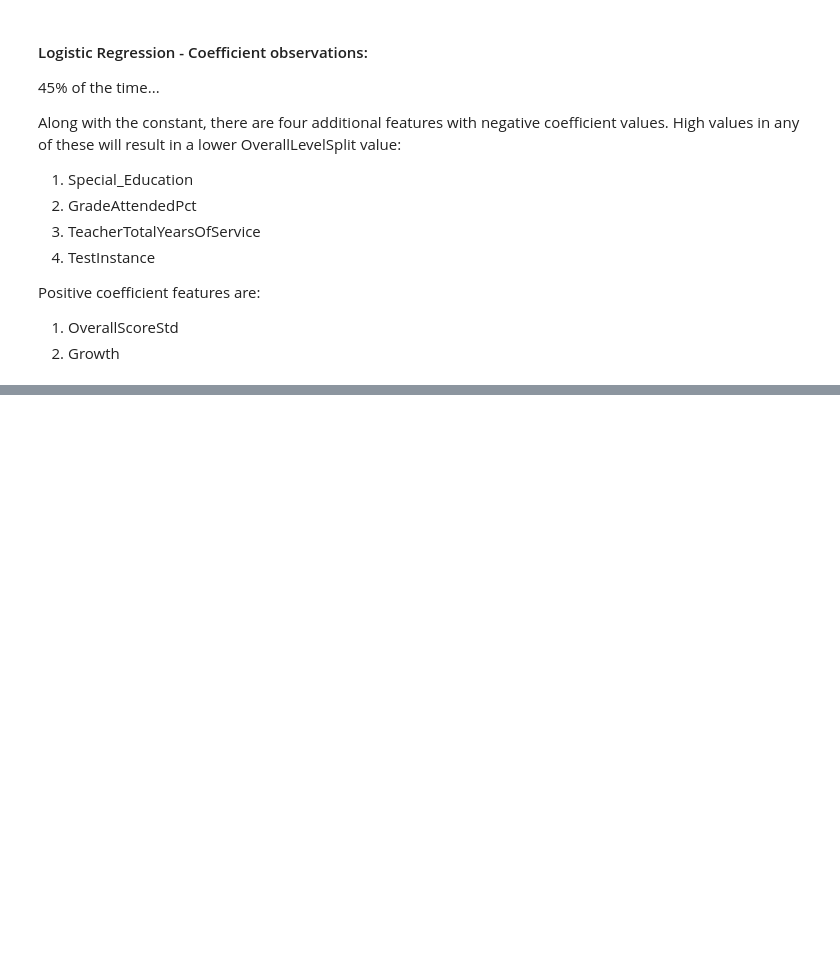
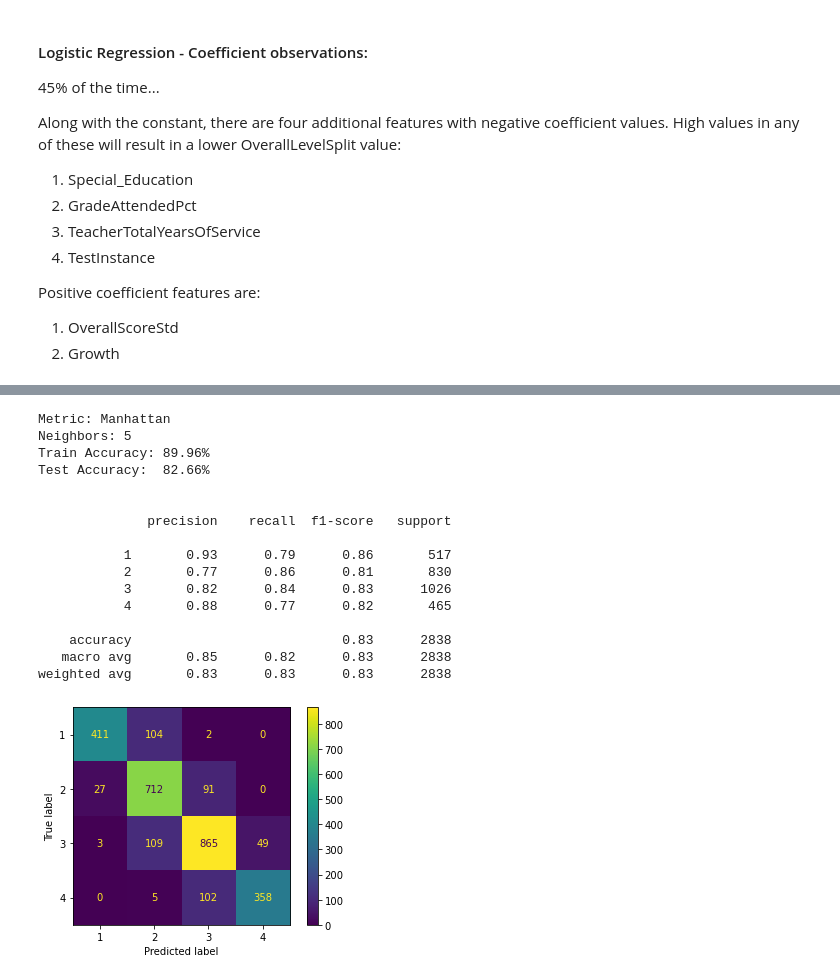
Before and after one commit to Oscar-Gil-Data/ADS-599B, a Jupyter notebook: Code Library Folder/Modeling(OG).ipynb, the cells around one changed output, grey strips where cells are left out. Saved outputs shown, nothing was run; the diff lists cells and outputs as text; code cells hidden in the pictures; blank space fills up the shorter version.

```diff
--- a/Code Library Folder/Modeling(OG).ipynb
+++ b/Code Library Folder/Modeling(OG).ipynb
@@ -278,0 +389,36 @@ Positive coefficient features are:
+# %%
+knn_classifier = KNeighborsClassifier(metric='manhattan', n_neighbors=5)
+
+knn_classifier.fit(X_train, y_train)
+
+knn_test_pred = knn_classifier.predict(X_test)
+knn_train_pred = knn_classifier.predict(X_train)
+
+print('''Metric: Manhattan
+Neighbors: 5''')
+print('Train Accuracy:', str(round(accuracy_score(y_train, knn_train_pred)*100,2))+ '%')
+print('Test Accuracy: ', str(round(accuracy_score(y_test, knn_test_pred)*100,2))+ '%')
+print("\n")
+print(classification_report(y_test,knn_test_pred))
+
+knn_cm=knn_classifier.fit(X_train,y_train)
+plot_confusion_matrix(knn_cm,X_test,y_test)
+plt.show(block=False)
+# %% [output]
+Metric: Manhattan
+Neighbors: 5
+Train Accuracy: 89.96%
+Test Accuracy:  82.66%
+
+
+              precision    recall  f1-score   support
+
+           1       0.93      0.79      0.86       517
+           2       0.77      0.86      0.81       830
+           3       0.82      0.84      0.83      1026
+           4       0.88      0.77      0.82       465
+
+    accuracy                           0.83      2838
+   macro avg       0.85      0.82      0.83      2838
+weighted avg       0.83      0.83      0.83      2838
+[figure, added]
```
Also changed, not shown: parts of 7 cells of this notebook.
